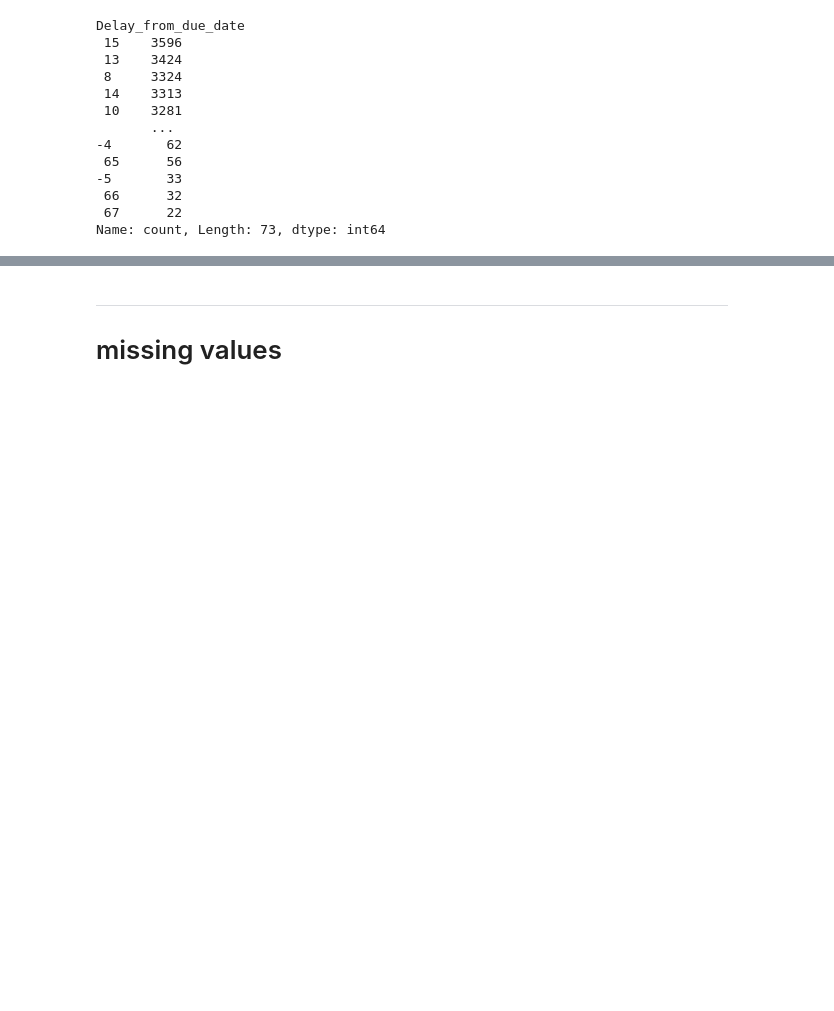
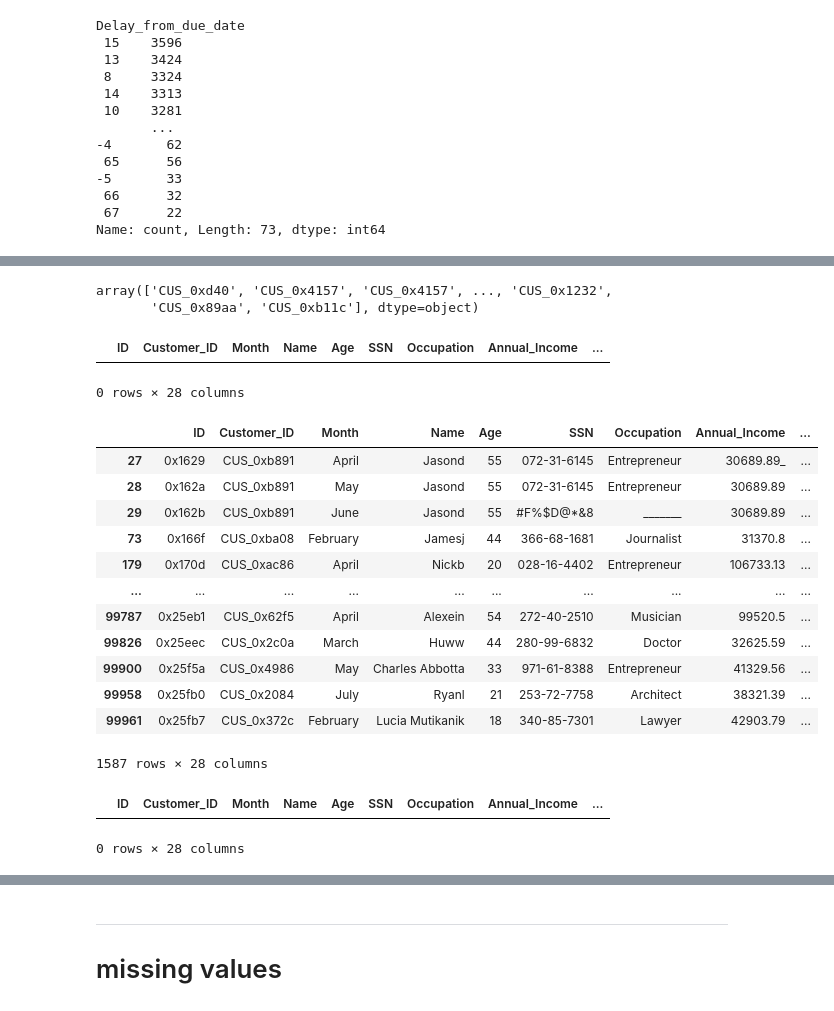
Before and after one commit to zeyadusf/Credit-score-classification, a Jupyter notebook: ican_iwill.ipynb, the cells around one changed output, grey strips where cells are left out. Cells and saved outputs as stored; diff of their text form; code cells hidden in the pictures; blank space fills up the shorter version.

```diff
--- a/ican_iwill.ipynb
+++ b/ican_iwill.ipynb
@@ -843,0 +1092,6 @@ df_train[df_train['Customer_ID']=='CUS_0xd40'].T
+# %%
+Customer_ID_CCI= df_train[(df_train['Changed_Credit_Limit'] == '_')]['Customer_ID'].values
+Customer_ID_CCI
+# %% [output]
+array(['CUS_0xd40', 'CUS_0x4157', 'CUS_0x4157', ..., 'CUS_0x1232',
+       'CUS_0x89aa', 'CUS_0xb11c'], dtype=object)
@@ -843,0 +1106,24 @@ df_train[df_train['Customer_ID']=='CUS_0xd40'].T
+# %%
+df_train[df_train['Changed_Credit_Limit']=='_']
+# %% [output]
+|  | ID | Customer_ID | Month | Name | Age | SSN | Occupation | Annual_Income | ... |
+0 rows × 28 columns
+# %%
+# convert to float
+df_train['Changed_Credit_Limit'] = df_train['Changed_Credit_Limit'].astype(float)
+# %%
+df_train[(df_train['Changed_Credit_Limit'] < 0)]
+# %% [output]
+|  | ID | Customer_ID | Month | Name | Age | SSN | Occupation | Annual_Income | ... |
+| 27 | 0x1629 | CUS_0xb891 | April | Jasond | 55 | 072-31-6145 | Entrepreneur | 30689.89_ | ... |
+| 28 | 0x162a | CUS_0xb891 | May | Jasond | 55 | 072-31-6145 | Entrepreneur | 30689.89 | ... |
+| 29 | 0x162b | CUS_0xb891 | June | Jasond | 55 | #F%$D@*&8 | _______ | 30689.89 | ... |
+| 73 | 0x166f | CUS_0xba08 | February | Jamesj | 44 | 366-68-1681 | Journalist | 31370.8 | ... |
+| 179 | 0x170d | CUS_0xac86 | April | Nickb | 20 | 028-16-4402 | Entrepreneur | 106733.13 | ... |
+| ... | ... | ... | ... | ... | ... | ... | ... | ... | ... |
+| 99787 | 0x25eb1 | CUS_0x62f5 | April | Alexein | 54 | 272-40-2510 | Musician | 99520.5 | ... |
+| 99826 | 0x25eec | CUS_0x2c0a | March | Huww | 44 | 280-99-6832 | Doctor | 32625.59 | ... |
+| 99900 | 0x25f5a | CUS_0x4986 | May | Charles Abbotta | 33 | 971-61-8388 | Entrepreneur | 41329.56 | ... |
+| 99958 | 0x25fb0 | CUS_0x2084 | July | Ryanl | 21 | 253-72-7758 | Architect | 38321.39 | ... |
+| 99961 | 0x25fb7 | CUS_0x372c | February | Lucia Mutikanik | 18 | 340-85-7301 | Lawyer | 42903.79 | ... |
+1587 rows × 28 columns
@@ -843,0 +1141,5 @@ df_train[df_train['Customer_ID']=='CUS_0xd40'].T
+# %%
+df_train[df_train['Changed_Credit_Limit']< 0]
+# %% [output]
+|  | ID | Customer_ID | Month | Name | Age | SSN | Occupation | Annual_Income | ... |
+0 rows × 28 columns
```
Also changed, not shown: parts of 49 cells of this notebook.
